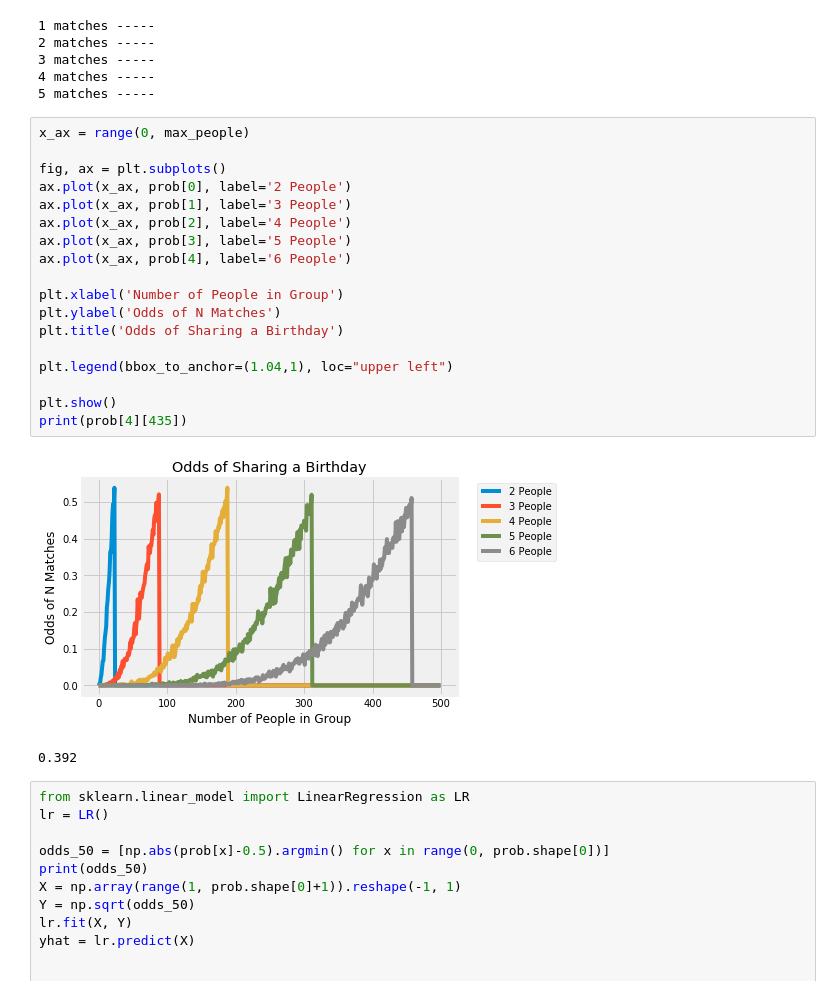
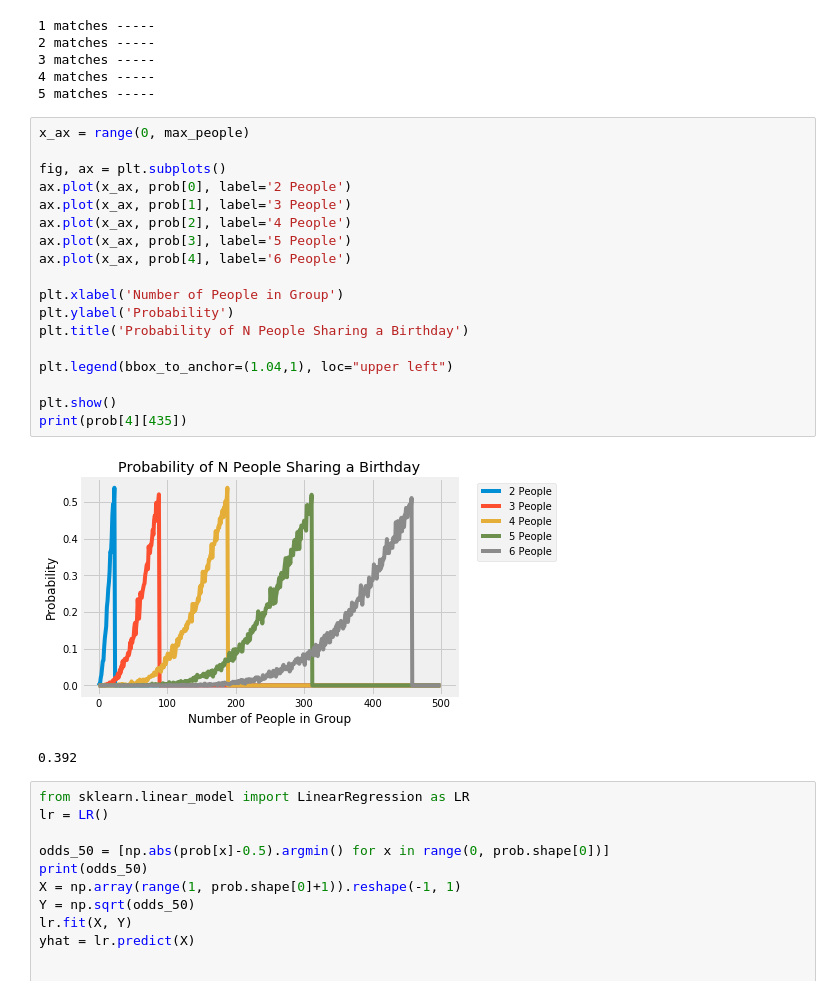
Before and after one commit to williamsne2/538-Riddler, a Jupyter notebook: 19_10_4/Birthday Buddies.ipynb, the cells around one changed output. Saved outputs shown, nothing was run; the diff lists cells and outputs as text.

Commit message:
clarified figure text

```diff
--- a/19_10_4/Birthday Buddies.ipynb
+++ b/19_10_4/Birthday Buddies.ipynb
@@ -51,23 +51,23 @@ for k in range(0, max_matches): # repeat for 2, 3, 4, 5, ...N people who share t
 # %%
 x_ax = range(0, max_people)
 
 fig, ax = plt.subplots()
 ax.plot(x_ax, prob[0], label='2 People')
 ax.plot(x_ax, prob[1], label='3 People')
 ax.plot(x_ax, prob[2], label='4 People')
 ax.plot(x_ax, prob[3], label='5 People')
 ax.plot(x_ax, prob[4], label='6 People')
 
 plt.xlabel('Number of People in Group')
-plt.ylabel('Odds of N Matches')
-plt.title('Odds of Sharing a Birthday')
+plt.ylabel('Probability')
+plt.title('Probability of N People Sharing a Birthday')
 
 plt.legend(bbox_to_anchor=(1.04,1), loc="upper left")
 
 plt.show()
 print(prob[4][435])
 # %% [output]
-[figure, old version]
+[figure, new version]
 0.392
 # %%
 from sklearn.linear_model import LinearRegression as LR
```
Also changed, not shown: 1 other file.
